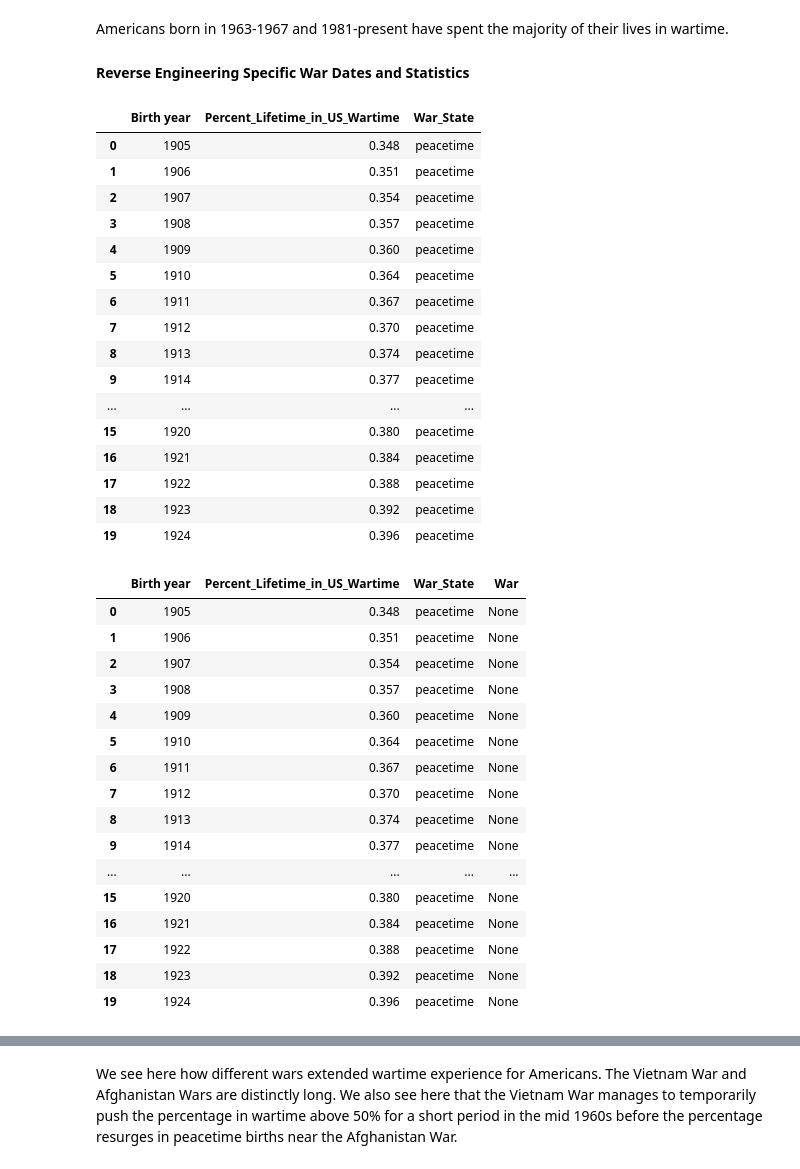
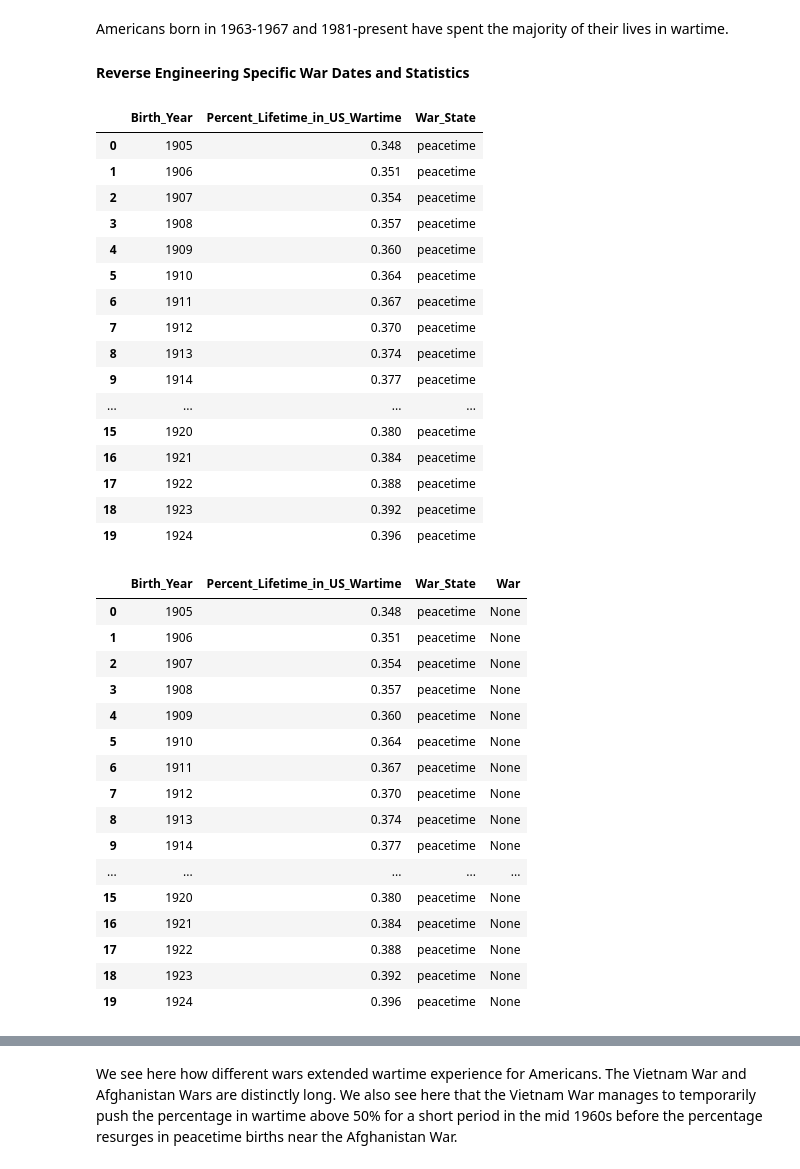
Before and after one commit to rlevv/Makeover_Monday, a Jupyter notebook: 2020W6-US_Wartime_Living/US_Wartime_Living.ipynb, the cells around one changed output, grey strips where cells are left out. Drawn from its saved outputs; the diff is of its cells as text; code cells hidden in the pictures.

```diff
--- a/2020W6-US_Wartime_Living/US_Wartime_Living.ipynb
+++ b/2020W6-US_Wartime_Living/US_Wartime_Living.ipynb
@@ -30,3 +30,8 @@ Birth year                               115 non-null int64
 % of your life the US has been at war    115 non-null float64
 dtypes: float64(1), int64(1)
 memory usage: 1.9 KB
+# %%
+df=df.rename(columns = {'Birth year':'Birth_Year',
+                        '% of your life the US has been at war':'Percent_Lifetime_in_US_Wartime'})
+
+df.describe()
@@ -45,3 +56,0 @@ df.describe()
-# %%
-df=df.rename(columns = {'% of your life the US has been at war':'Percent_Lifetime_in_US_Wartime'})
-df.head()
@@ -132,7 +138,7 @@ df['War_State'] = war_state
 
 df.head(20)
 # %% [output]
-|  | Birth year | Percent_Lifetime_in_US_Wartime | War_State |
+|  | Birth_Year | Percent_Lifetime_in_US_Wartime | War_State |
 | 0 | 1905 | 0.348 | peacetime |
 | 1 | 1906 | 0.351 | peacetime |
 | 2 | 1907 | 0.354 | peacetime |
@@ -152,27 +158,27 @@ df.head(20)
 # %%
 # assign wars to the periods of wartime
 wars = ['WW1','WW2','Korean War','Vietnam War','Gulf War','Afghanistan War']
 
 # attach war column to original dataset
 df['War'] = None
 
 df_wars = df.loc[(df['War_State']== 'increase')]
 
 # fill war column during each war period
 curr_war = -1
 old_year = 0
 for index, row in df.iterrows():
     if row['War_State'] == 'wartime':
-        if old_year + 1 == row['Birth year']:
+        if old_year + 1 == row['Birth_Year']:
             df.at[index, 'War'] = wars[curr_war]
         else:
             curr_war += 1
             df.at[index, 'War'] = wars[curr_war]
-        old_year = row['Birth year']
+        old_year = row['Birth_Year']
 
 df.head(20)
 # %% [output]
-|  | Birth year | Percent_Lifetime_in_US_Wartime | War_State | War |
+|  | Birth_Year | Percent_Lifetime_in_US_Wartime | War_State | War |
 | 0 | 1905 | 0.348 | peacetime | None |
 | 1 | 1906 | 0.351 | peacetime | None |
 | 2 | 1907 | 0.354 | peacetime | None |
```
Also changed, not shown: parts of 9 cells of this notebook, 1 other file.
